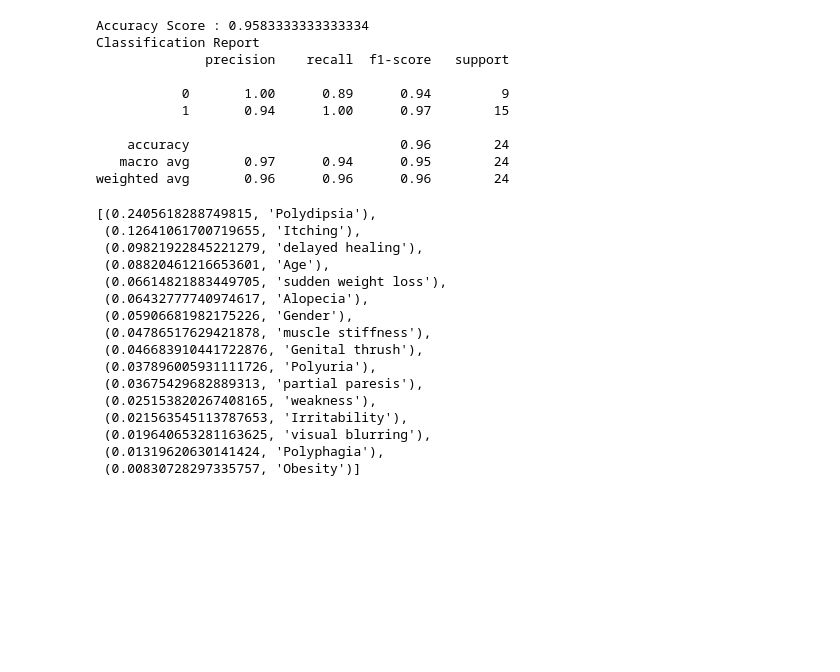
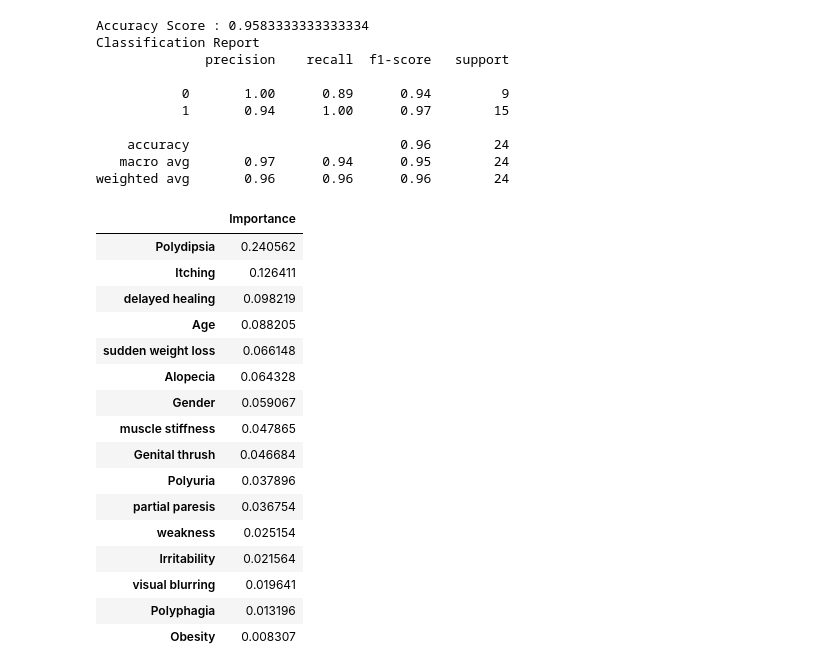
Before and after one commit to asadca4u/Final_Project_Group_Five, a Jupyter notebook: Models/Random_Forest.ipynb, the cells around one changed output. Cells and saved outputs as stored; diff of their text form; code cells hidden in the pictures; blank space fills up the shorter version.

```diff
--- a/Models/Random_Forest.ipynb
+++ b/Models/Random_Forest.ipynb
@@ -551,21 +576,26 @@ Classification Report
 weighted avg       0.96      0.96      0.96        24
 # %%
 # Calculate feature importance in the Random Forest Model.
-sorted(zip(rf_model.feature_importances_, X.columns), reverse=True)
+data = sorted(zip(rf_model.feature_importances_, X.columns), reverse=True)
+df = pd.DataFrame(data=data, columns =['Importance', 'Feature'])
+df = df.set_index("Feature")
+df.index.name = None
+df
 # %% [output]
-[(0.2405618288749815, 'Polydipsia'),
- (0.12641061700719655, 'Itching'),
- (0.09821922845221279, 'delayed healing'),
- (0.08820461216653601, 'Age'),
- (0.06614821883449705, 'sudden weight loss'),
- (0.06432777740974617, 'Alopecia'),
- (0.05906681982175226, 'Gender'),
- (0.04786517629421878, 'muscle stiffness'),
- (0.046683910441722876, 'Genital thrush'),
- (0.037896005931111726, 'Polyuria'),
- (0.03675429682889313, 'partial paresis'),
- (0.025153820267408165, 'weakness'),
- (0.021563545113787653, 'Irritability'),
- (0.019640653281163625, 'visual blurring'),
- (0.01319620630141424, 'Polyphagia'),
- (0.00830728297335757, 'Obesity')]
+|  | Importance |
+| Polydipsia | 0.240562 |
+| Itching | 0.126411 |
+| delayed healing | 0.098219 |
+| Age | 0.088205 |
+| sudden weight loss | 0.066148 |
+| Alopecia | 0.064328 |
+| Gender | 0.059067 |
+| muscle stiffness | 0.047865 |
+| Genital thrush | 0.046684 |
+| Polyuria | 0.037896 |
+| partial paresis | 0.036754 |
+| weakness | 0.025154 |
+| Irritability | 0.021564 |
+| visual blurring | 0.019641 |
+| Polyphagia | 0.013196 |
+| Obesity | 0.008307 |
```
Also changed, not shown: parts of 5 cells of this notebook, 2 other files.
